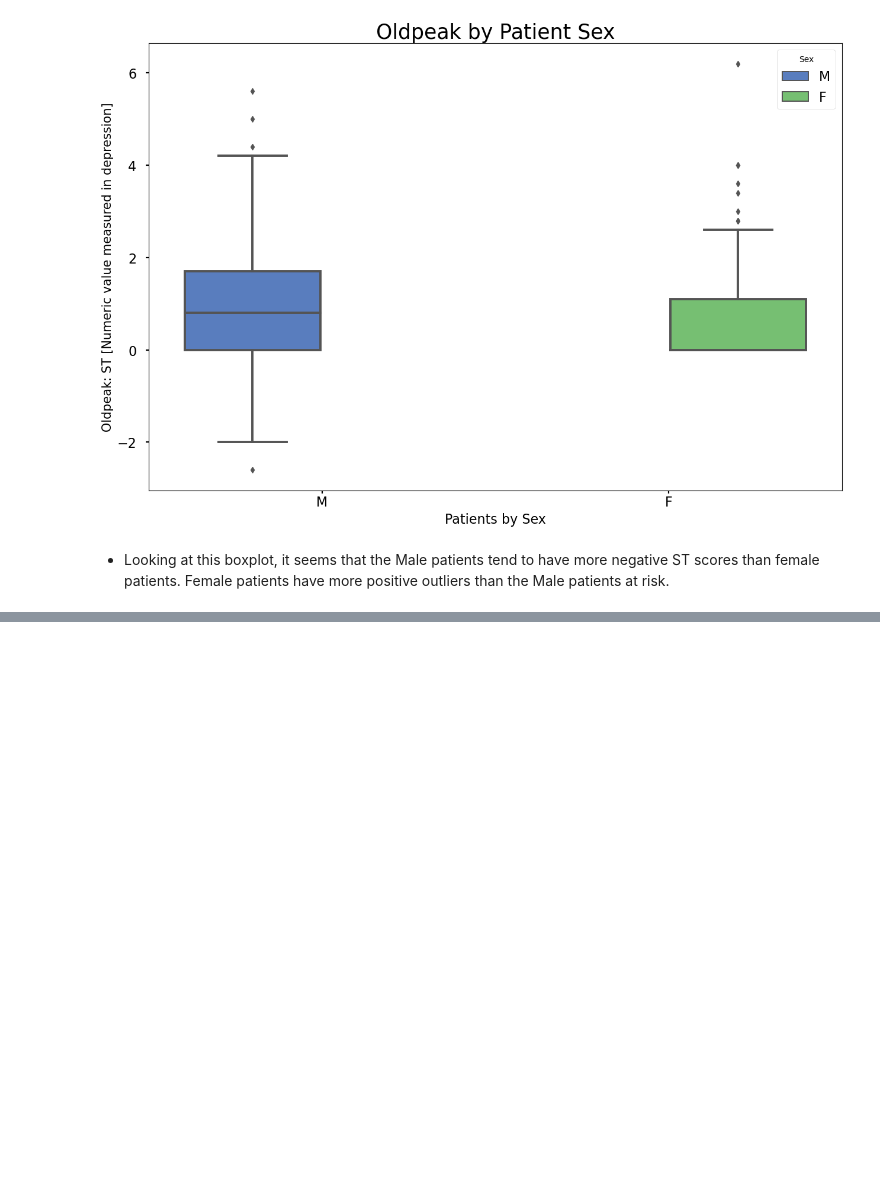
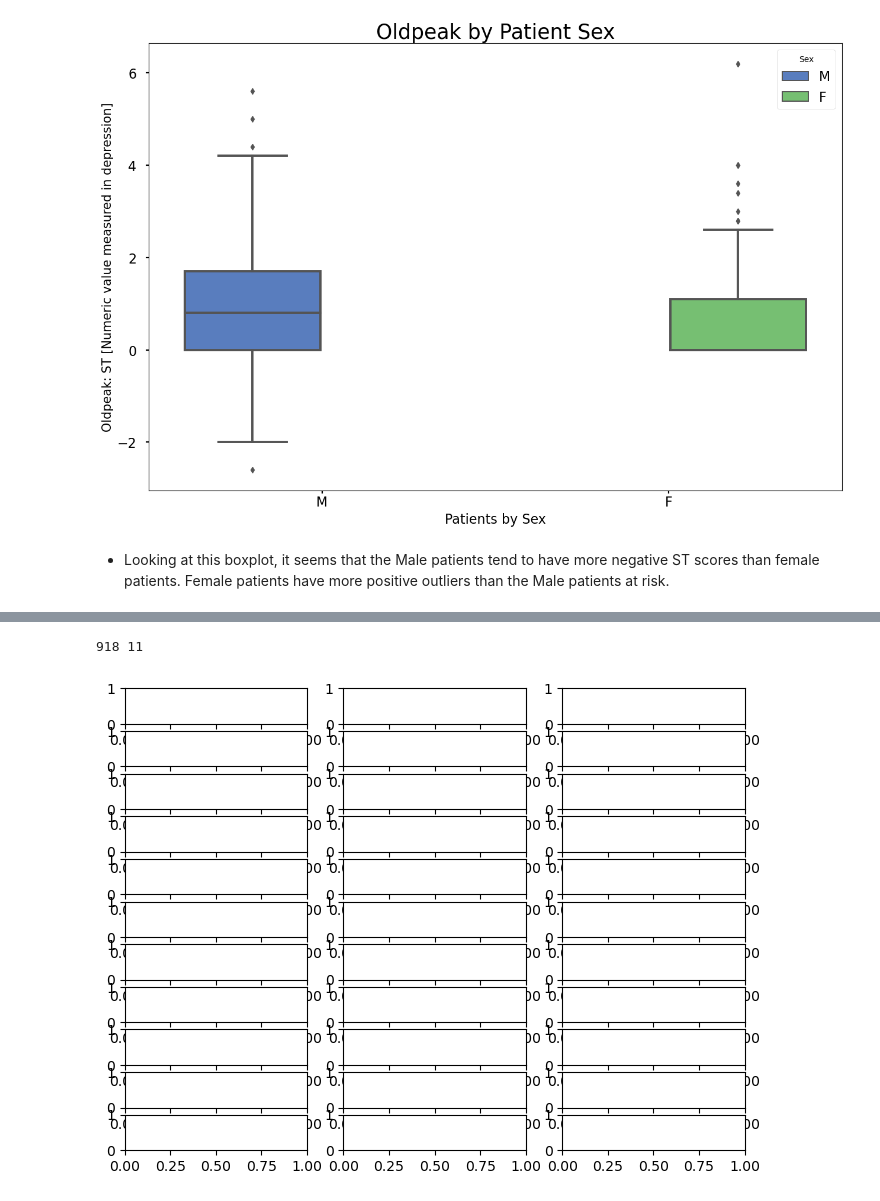
Before and after one commit to zeekwired/Project-2, a Jupyter notebook: Project 2.ipynb, the cells around one changed output, grey strips where cells are left out. Cells and saved outputs as stored; diff of their text form; code cells hidden in the pictures; blank space fills up the shorter version.

```diff
--- a/Project 2.ipynb
+++ b/Project 2.ipynb
@@ -205,0 +235,13 @@ with plt.style.context(['seaborn-muted', 'seaborn-poster']):
+# %%
+rows, cols = df_copy.shape
+print(rows, cols)
+# %% [output]
+918 11
+# %%
+with plt.style.context('seaborn-muted'):
+    fig, ax = plt.subplots(11, 3, figsize=(8,6))
+
+    for i in df_copy.columns:
+        sns.lineplot(data=df_copy, x='RestingBP', y='Age', hue=)
+# %% [output]
+[figure, added]
```
Also changed, not shown: parts of 2 cells of this notebook.
